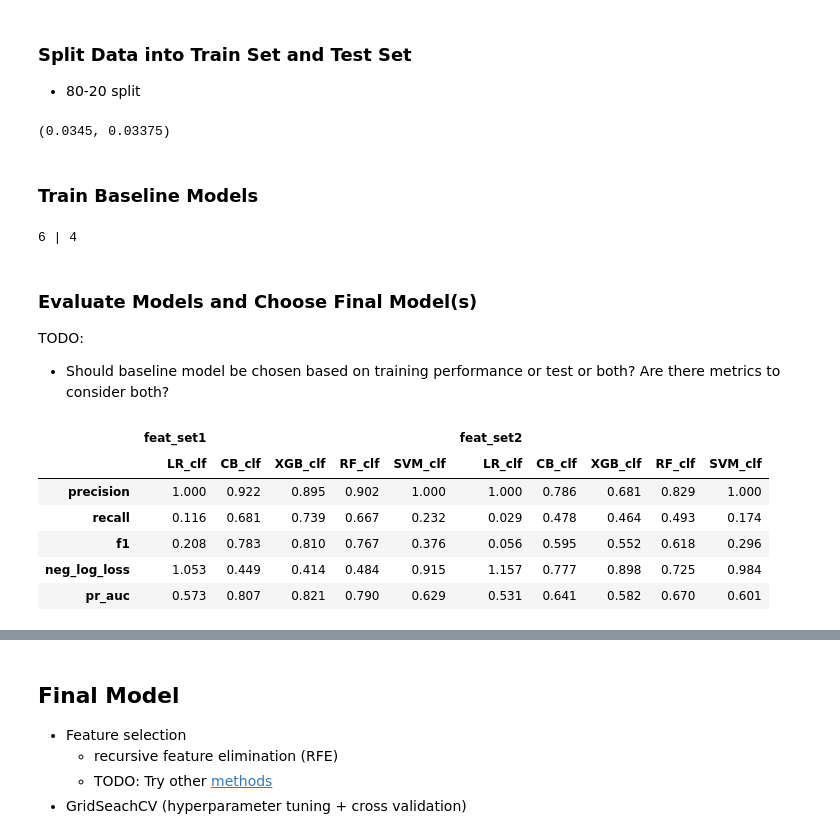
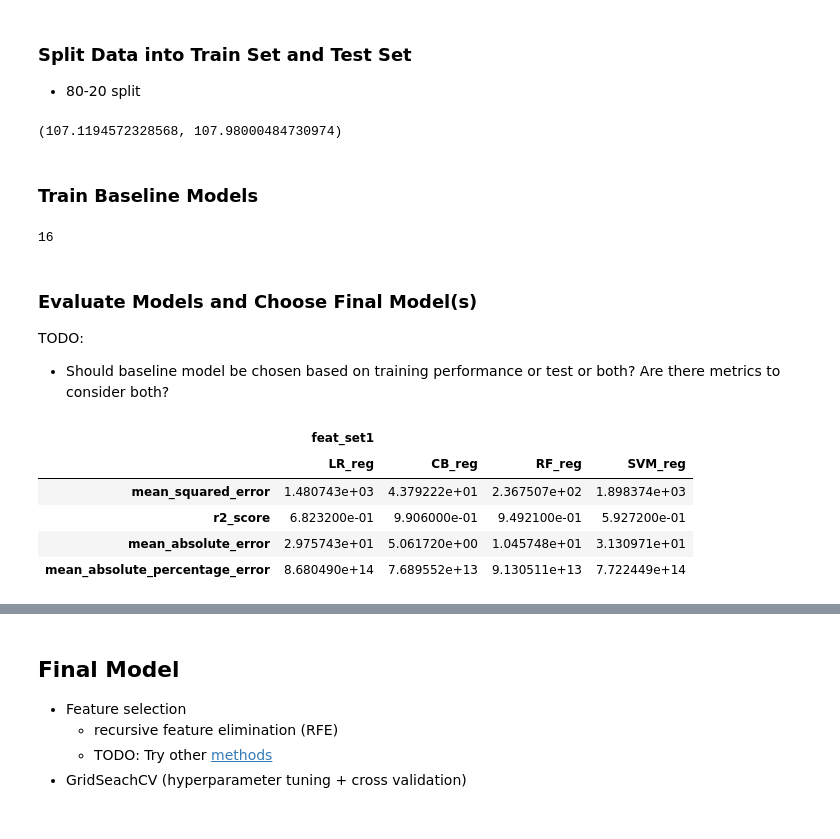
Before and after one commit to ACLCabatingan/interview-case-studies, a Jupyter notebook: 06_predictive_maintenance/remaining_useful_life.ipynb, the cells around one changed output, grey strips where cells are left out. Drawn from its saved outputs; the diff is of its cells as text; code cells hidden in the pictures.

```diff
--- a/06_predictive_maintenance/remaining_useful_life.ipynb
+++ b/06_predictive_maintenance/remaining_useful_life.ipynb
@@ -474,17 +460,14 @@ df.head(2)
 # %%
 # HANDLE OUTLIERS
-OUTLR_COLS = ['Rotational speed', 'Torque']
-boxcox_tx = PowerTransformer(method='box-cox', standardize=False)
-df[OUTLR_COLS] = boxcox_tx.fit_transform(df[OUTLR_COLS])
-
-# ENCODE/TRANFORM DATA
-df['Type'].replace({'L':0, 'M':1, 'H':2}, inplace=True)
+OUTLR_COLS = NUM_COLS
+rs_transform = RobustScaler()
+train_df[OUTLR_COLS] = rs_transform.fit_transform(train_df[OUTLR_COLS])
 
 # DROP HIGHLY CORRELATED FEATURES
 #
 
 # Z-SCORE NORMALIZE DATA
-df[NUM_COLS] = StandardScaler().fit_transform(df[NUM_COLS])
+# train_df[NUM_COLS] = StandardScaler().fit_transform(train_df[NUM_COLS])
 # %% [markdown]
 ## Choose Baseline Model
 
@@ -497,12 +480,12 @@ df[NUM_COLS] = StandardScaler().fit_transform(df[NUM_COLS])
 # %%
 x_train, x_test, y_train, y_test = \
     train_test_split(
-        df[NUM_COLS+CAT_COLS], df[TARGET_COL[0]], test_size = 0.2, random_state = 100
+        train_df[NUM_COLS+['cycle']], train_df[TARGET_COL], test_size = 0.2, random_state = 100
                 )
 
 sum(y_test)/len(y_test), sum(y_train)/len(y_train)
 # %% [output]
-(0.0345, 0.03375)
+(107.1194572328568, 107.98000484730974)
 # %%
 # OVER-SAMPLE AND UNDER-SAMPLE THE TRAIN SET
 # According to the user guide, ENN tends to clean more noisy samples than Tomek
@@ -511,24 +494,24 @@ sum(y_test)/len(y_test), sum(y_train)/len(y_train)
 # x_train, y_train = smote_enn.fit_resample(x_train, y_train)
 # %% [markdown]
 ### Train Baseline Models
-# %%
-# TODO: Add LightGBM Classifier
-
-LR_clf  = LogisticRegression(random_state = 100)
-CB_clf  = CB.CatBoostClassifier(random_state = 100, verbose=False)
-XGB_clf = XGBClassifier(random_state = 100)
-RF_clf  = RandomForestClassifier(random_state = 100)
-SVM_clf = SVC(random_state = 100)
-
-classifiers  = {'LR_clf': LR_clf, 'CB_clf': CB_clf, 'XGB_clf': XGB_clf, 'RF_clf': RF_clf, 'SVM_clf': SVM_clf}
-eval_metrics = {'precision': precision_score, 'recall': recall_score, 'f1': f1_score,
-                'neg_log_loss': log_loss, 'pr_auc': utils.pr_auc_score}
-feature_sets = {'feat_set1': NUM_COLS + CAT_COLS,
-                'feat_set2': list(set(NUM_COLS) - DROP_COLS_CANDIDATES) + CAT_COLS}
-
-print(len(feature_sets['feat_set1']), len(feature_sets['feat_set2']), sep=' | ')
-# %% [output]
-6 | 4
+# %%
+# TODO: Add LightGBM Classifier
+
+LR_reg  = LinearRegression()
+CB_reg  = CatBoostRegressor(random_state = 100, verbose=False)
+XGB_reg = XGBRegressor(random_state = 100)
+RF_reg  = RandomForestRegressor(random_state = 100)
+SVM_reg = SVR()
+
+
+regressors  = {'LR_reg': LR_reg, 'CB_reg': CB_reg, 'CB_reg': CB_reg, 'RF_reg': RF_reg, 'SVM_reg': SVM_reg}
+eval_metrics = {'mean_squared_error': mean_squared_error, 'r2_score': r2_score,
+                'mean_absolute_error': mean_absolute_error, 'mean_absolute_percentage_error': mean_absolute_percentage_error}
+feature_sets = {'feat_set1': NUM_COLS+['cycle']}
+
+print(len(feature_sets['feat_set1']))
+# %% [output]
+16
 # %%
 clf_performance = {}
 
@@ -537,7 +520,7 @@ for featr_k, featr_v in feature_sets.items():
     x_test_ = x_test[featr_v]
 
     clfs = {}
-    for clf_k, clf_v in classifiers.items():
+    for clf_k, clf_v in regressors.items():
         clf_v = clf_v.fit(x_train_, y_train)
         y_pred = clf_v.predict(x_test_)
 
@@ -558,15 +541,14 @@ TODO:
 # %%
 perf_df = pd.DataFrame.from_dict(
     {(i,j): clf_performance[i][j]
         for i in clf_performance.keys()
         for j in clf_performance[i].keys()},
-    orient='columns').round(3)
+    orient='columns').round(5)
 perf_df
 # %% [output]
-|  | feat_set1 |  |  |  |  | feat_set2 |  |  |  |  |
-|  | LR_clf | CB_clf | XGB_clf | RF_clf | SVM_clf | LR_clf | CB_clf | XGB_clf | RF_clf | SVM_clf |
-| precision | 1.000 | 0.922 | 0.895 | 0.902 | 1.000 | 1.000 | 0.786 | 0.681 | 0.829 | 1.000 |
-| recall | 0.116 | 0.681 | 0.739 | 0.667 | 0.232 | 0.029 | 0.478 | 0.464 | 0.493 | 0.174 |
-| f1 | 0.208 | 0.783 | 0.810 | 0.767 | 0.376 | 0.056 | 0.595 | 0.552 | 0.618 | 0.296 |
-| neg_log_loss | 1.053 | 0.449 | 0.414 | 0.484 | 0.915 | 1.157 | 0.777 | 0.898 | 0.725 | 0.984 |
-| pr_auc | 0.573 | 0.807 | 0.821 | 0.790 | 0.629 | 0.531 | 0.641 | 0.582 | 0.670 | 0.601 |
+|  | feat_set1 |  |  |  |
+|  | LR_reg | CB_reg | RF_reg | SVM_reg |
+| mean_squared_error | 1.480743e+03 | 4.379222e+01 | 2.367507e+02 | 1.898374e+03 |
+| r2_score | 6.823200e-01 | 9.906000e-01 | 9.492100e-01 | 5.927200e-01 |
+| mean_absolute_error | 2.975743e+01 | 5.061720e+00 | 1.045748e+01 | 3.130971e+01 |
+| mean_absolute_percentage_error | 8.680490e+14 | 7.689552e+13 | 9.130511e+13 | 7.722449e+14 |
```
Also changed, not shown: parts of 47 cells of this notebook.
